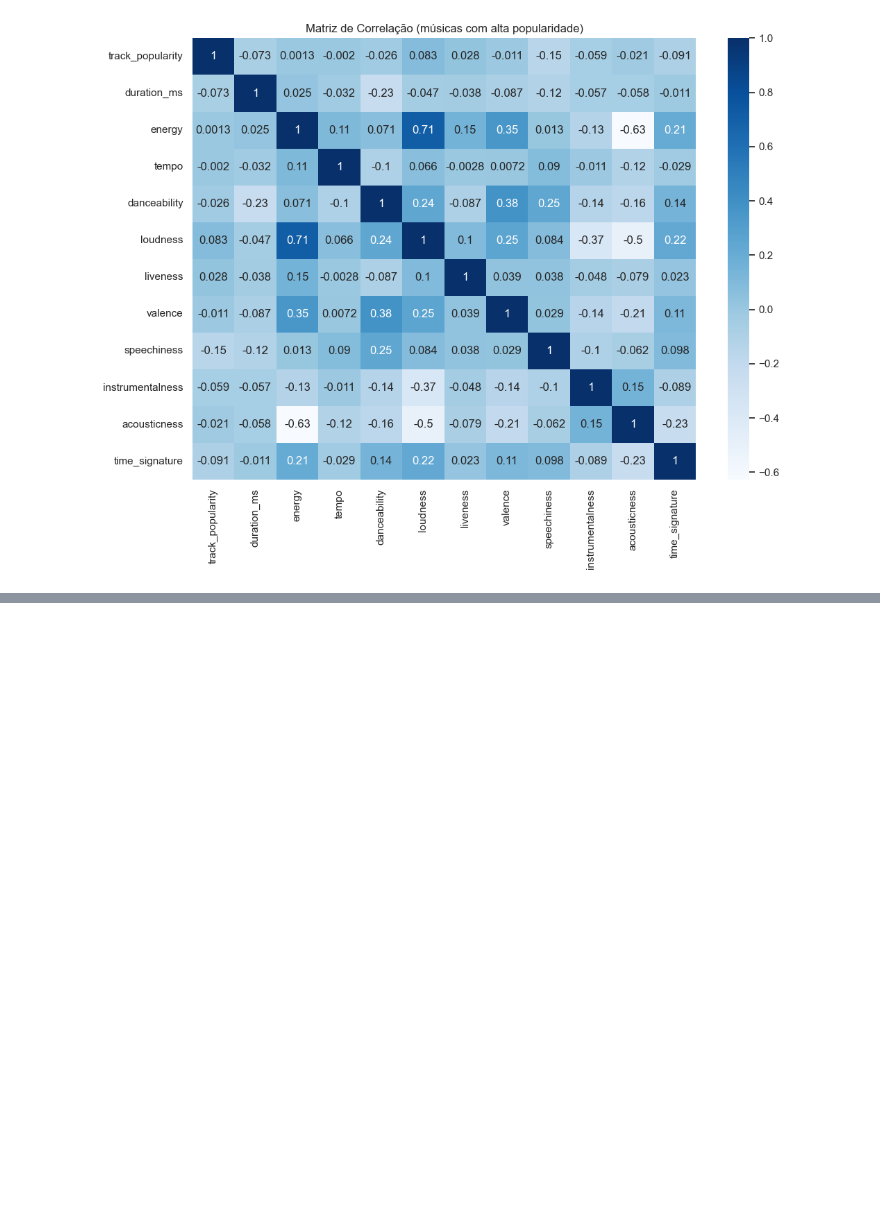
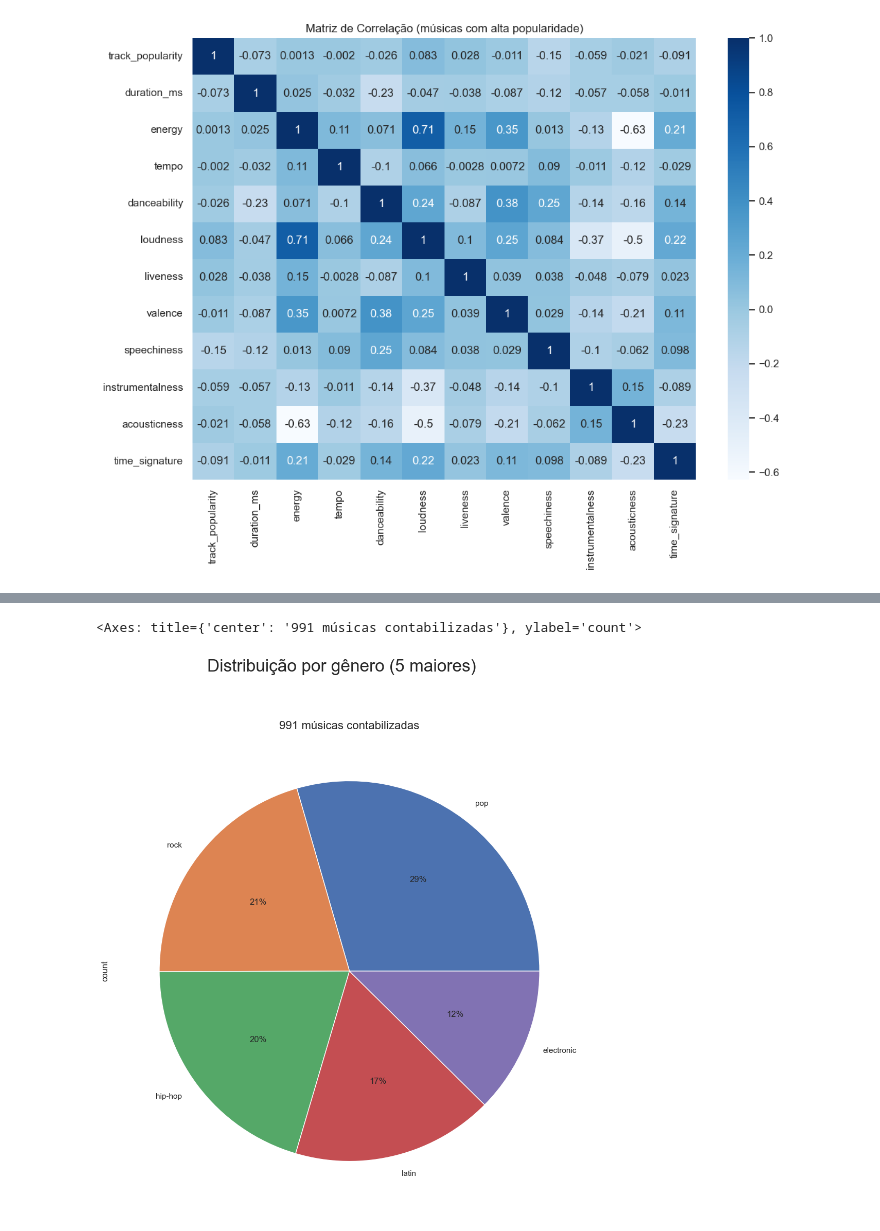
Before and after one commit to vhdtv/Previsor-de-Hits-IA, a Jupyter notebook: notebooks/analise_exploratoria.ipynb, the cells around one changed output, grey strips where cells are left out. Cells and saved outputs as stored; diff of their text form; code cells hidden in the pictures; blank space fills up the shorter version.

```diff
--- a/notebooks/analise_exploratoria.ipynb
+++ b/notebooks/analise_exploratoria.ipynb
@@ -104,0 +152,9 @@ sns.heatmap(correlation_data, cmap="Blues", annot=True).set(title="Matriz de Cor
+# %%
+LIMITE = 40
+genre_row_count = df["playlist_genre"].value_counts()
+plt.suptitle(f"Distribuição por gênero (5 maiores)", fontsize=24, y=1)
+plt.title(f"{genre_row_count.head(5).sum()} músicas contabilizadas", fontsize=16)
+genre_row_count.head(5).plot.pie(figsize=(12, 12), autopct='%1.0f%%')
+# %% [output]
+<Axes: title={'center': '991 músicas contabilizadas'}, ylabel='count'>
+[figure, added]
```
Also changed, not shown: parts of 10 cells of this notebook, 1 other file.
